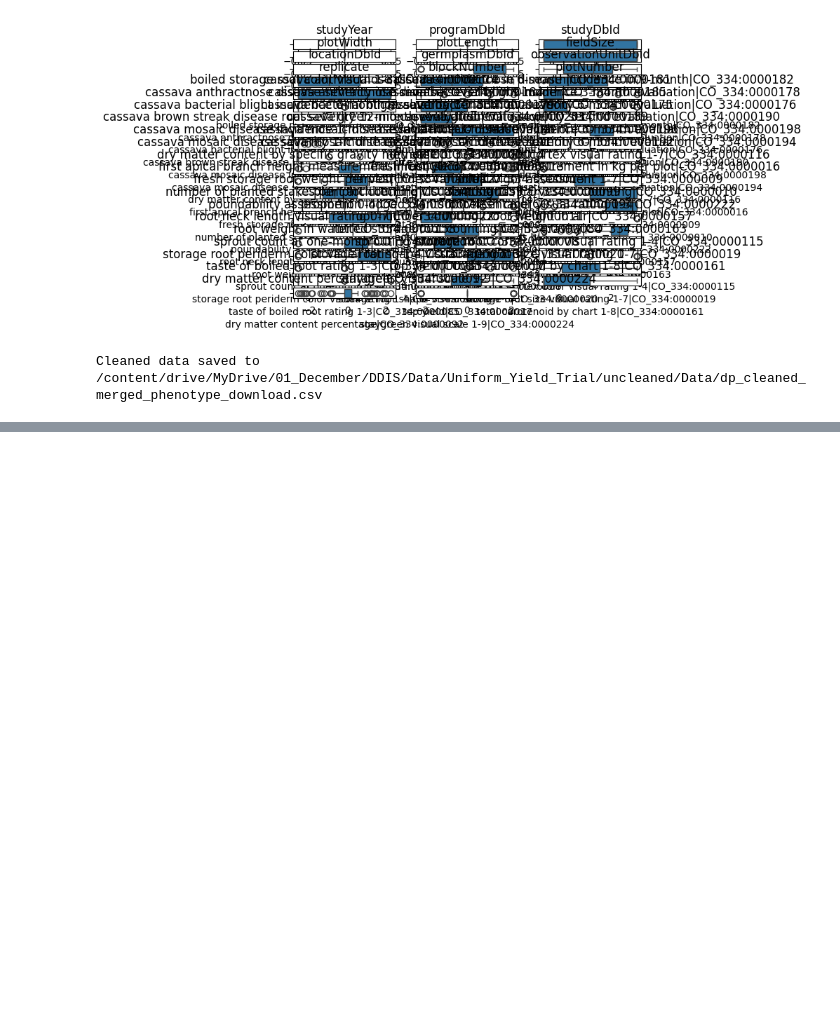
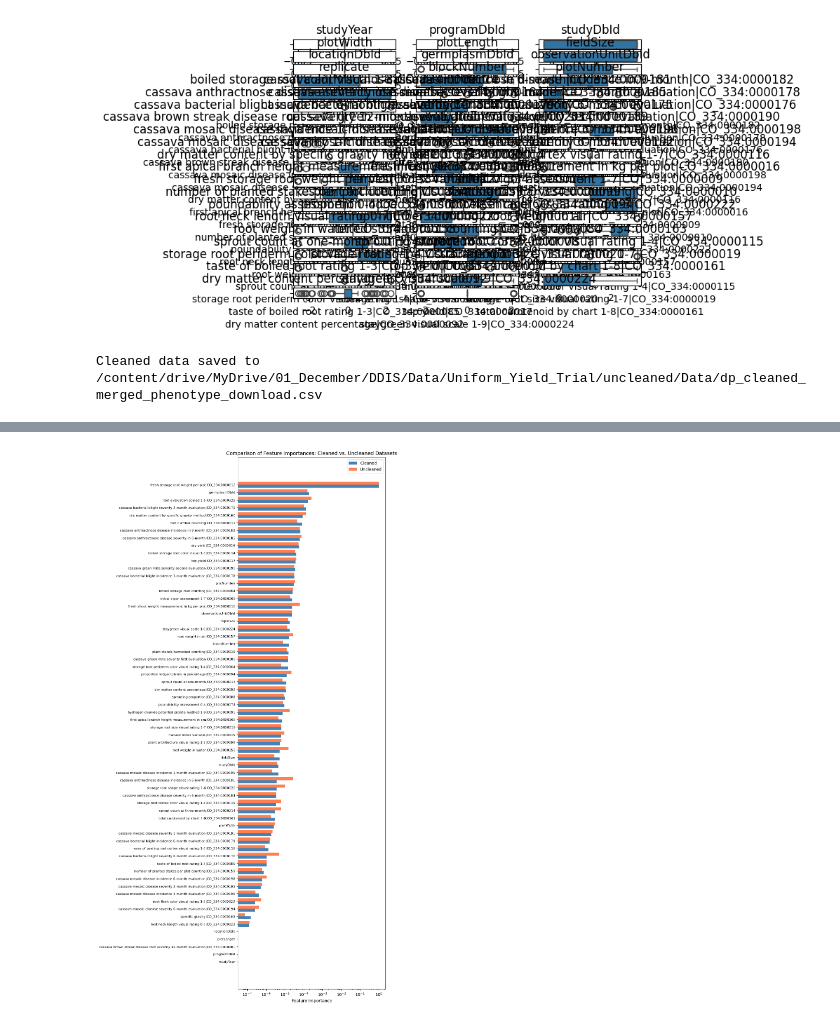
Before and after one commit to Tosin5S/yield, a Jupyter notebook: cyps_2.ipynb, the cells around one changed output, grey strips where cells are left out. Cells and saved outputs as stored; diff of their text form; code cells hidden in the pictures; blank space fills up the shorter version.

```diff
--- a/cyps_2.ipynb
+++ b/cyps_2.ipynb
@@ -1730,0 +2228,84 @@ Cleaned data saved to /content/drive/MyDrive/01_December/DDIS/Data/Uniform_Yield
+# %%
+import pandas as pd
+import numpy as np
+import matplotlib.pyplot as plt
+from sklearn.ensemble import RandomForestRegressor
+
+# Define file paths (adjust these paths as needed)
+cleaned_file = "/content/drive/MyDrive/01_December/DDIS/Data/Uniform_Yield_Trial/uncleaned/Data/009_cleaned_merged_phenotype_download.csv"
+uncleaned_file = "/content/drive/MyDrive/01_December/DDIS/Data/Uniform_Yield_Trial/uncleaned/Data/uncleaned_merged_phenotype_download.csv"
+
+# Load CSV files
+df_clean = pd.read_csv(cleaned_file)
+df_unclean = pd.read_csv(uncleaned_file)
+
+# Choose a target variable; .
+target_column = "fresh root yield|CO_334:0000013"
+
+# Define a function to prepare data:
+# Instead of dropping rows with missing values, we fill them with the median.
+def prepare_data(df, target):
+    # Select only numeric columns (features and target)
+    df_numeric = df.select_dtypes(include=[np.number])
+    # Fill missing values with the median for each column
+    df_numeric = df_numeric.fillna(df_numeric.median())
+    # Separate features and target
+    X = df_numeric.drop(columns=[target])
+    y = df_numeric[target]
+    return X, y
+
+# Prepare data for both cleaned and uncleaned datasets
+X_clean, y_clean = prepare_data(df_clean, target_column)
+X_unclean, y_unclean = prepare_data(df_unclean, target_column)
+
+# Print the shape of the datasets to verify they have samples
+print("Cleaned data shape:", X_clean.shape)
+print("Uncleaned data shape:", X_unclean.shape)
+
+# Train a RandomForestRegressor on the cleaned dataset
+rf_clean = RandomForestRegressor(random_state=42)
+rf_clean.fit(X_clean, y_clean)
+importance_clean = rf_clean.feature_importances_
+features_clean = X_clean.columns
+
+# Train a RandomForestRegressor on the uncleaned dataset
+rf_unclean = RandomForestRegressor(random_state=42)
+rf_unclean.fit(X_unclean, y_unclean)
+importance_unclean = rf_unclean.feature_importances_
+features_unclean = X_unclean.columns
+
+# Create DataFrames for the feature importances
+df_imp_clean = pd.DataFrame({
+    "Feature": features_clean,
+    "Importance": importance_clean
+})
+df_imp_unclean = pd.DataFrame({
+    "Feature": features_unclean,
+    "Importance": importance_unclean
+})
+
+# Merge the two DataFrames on 'Feature'
+df_merged = pd.merge(df_imp_clean, df_imp_unclean, on="Feature", suffixes=('_clean', '_unclean'))
+
+# Sort by the importance from the cleaned dataset for clearer visualization
+df_merged.sort_values(by="Importance_clean", inplace=True)
+
+# Plot a horizontal grouped bar chart to compare the feature importances
+fig, ax = plt.subplots(figsize=(10, len(df_merged) * 0.25 + 3))
+bar_width = 0.4
+y_pos = np.arange(len(df_merged))
+
+ax.barh(y_pos - bar_width/2, df_merged["Importance_clean"], height=bar_width, label="Cleaned", color="steelblue")
+ax.barh(y_pos + bar_width/2, df_merged["Importance_unclean"], height=bar_width, label="Uncleaned", color="coral")
+ax.set_xscale("log")
+
+
+ax.set_yticks(y_pos)
+ax.set_yticklabels(df_merged["Feature"], fontsize=8)  # Adjust fontsize if needed
+ax.set_xlabel("Feature Importance")
+ax.set_title("Comparison of Feature Importances: Cleaned vs. Uncleaned Datasets")
+ax.legend()
+
+plt.tight_layout()
+plt.show()
+# %% [output]
@@ -1730,0 +2314 @@ Cleaned data saved to /content/drive/MyDrive/01_December/DDIS/Data/Uniform_Yield
+[figure, added]
```
Also changed, not shown: parts of 11 cells of this notebook.
